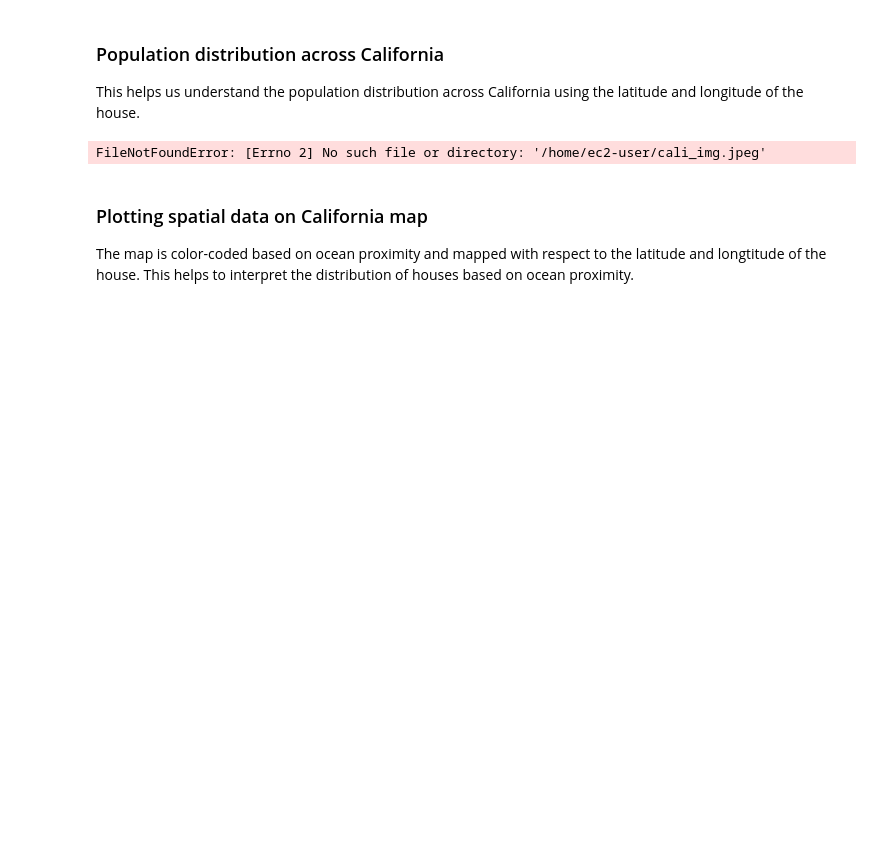
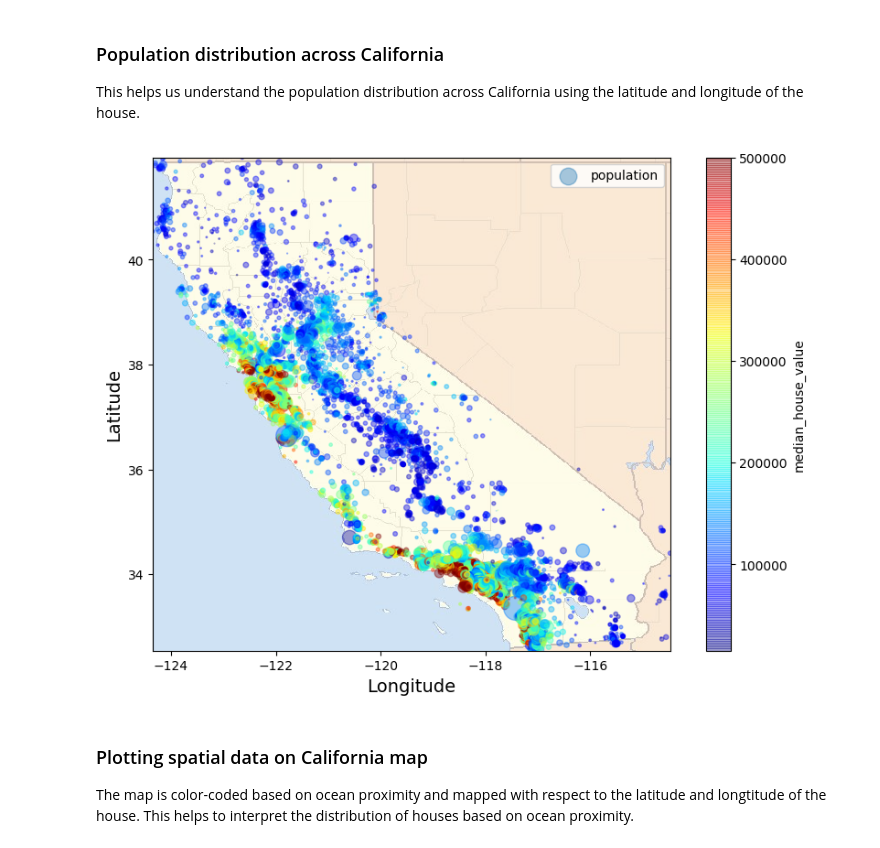
Before and after one commit to vishwathkamalanathan/ITCS-6100-Group-7, a Jupyter notebook: Jupyter-Notebooks/grp7_housing.ipynb, the cells around one changed output. Saved outputs shown, nothing was run; the diff lists cells and outputs as text; code cells hidden in the pictures; blank space fills up the shorter version.

Commit message:
Added Optimization and Visualization

```diff
--- a/Jupyter-Notebooks/grp7_housing.ipynb
+++ b/Jupyter-Notebooks/grp7_housing.ipynb
@@ -154,18 +151,18 @@ plt.show()
 
 This helps us understand the population distribution across California using the latitude and longitude of the house.
 # %%
-california_img=Image.open('/home/ec2-user/cali_img.jpeg')
+california_img=Image.open('cali_img.jpg')
 coords = ((df.longitude.min(), df.longitude.max(), df.latitude.min(), df.latitude.max()))
 
 df.plot(kind='scatter', x='longitude', y='latitude', alpha=0.4, s=df['population']/100, label='population', figsize=(10,7), c='median_house_value', cmap=plt.get_cmap('jet'), colorbar=True)
 
 plt.imshow(california_img, extent=coords, alpha=0.5)
 plt.ylabel("Latitude", fontsize=14)
 plt.xlabel("Longitude", fontsize=14)
 plt.legend()
 plt.show()
 # %% [output]
-FileNotFoundError: [Errno 2] No such file or directory: '/home/ec2-user/cali_img.jpeg'
+[figure, added]
 # %% [markdown]
 ### Plotting spatial data on California map
 
```
Also changed, not shown: parts of 24 cells of this notebook.
